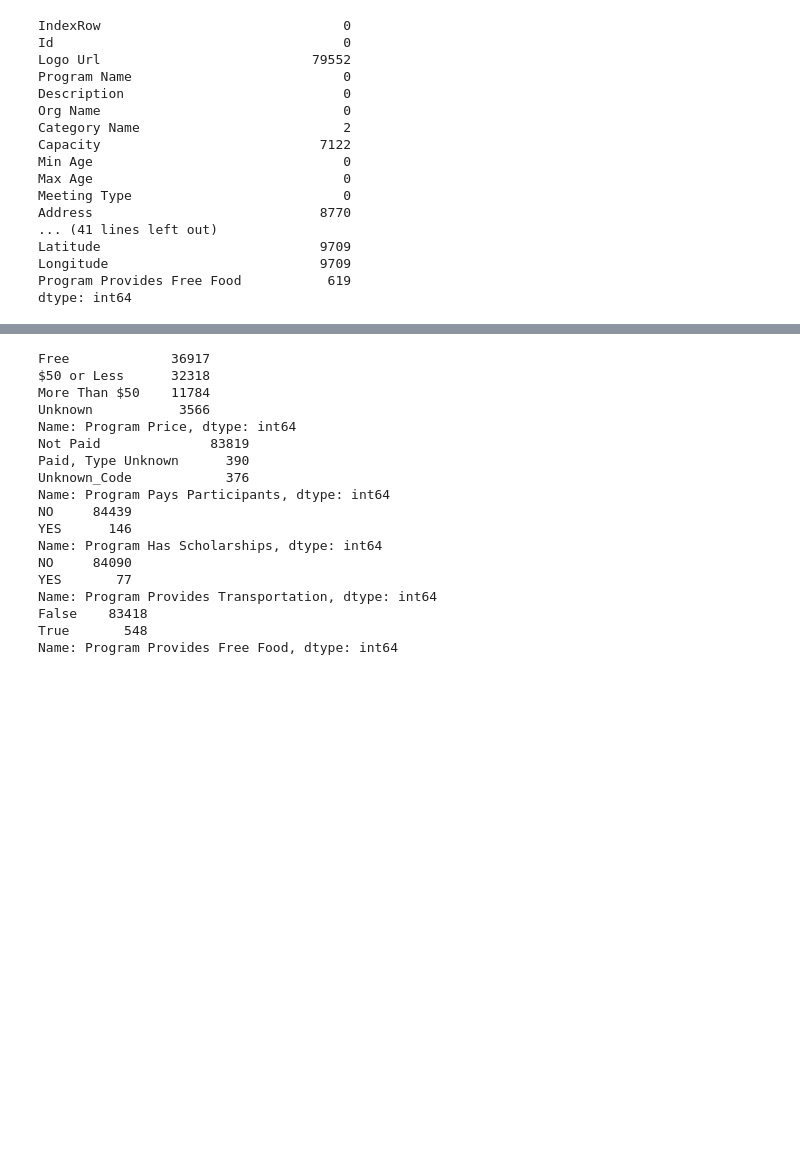
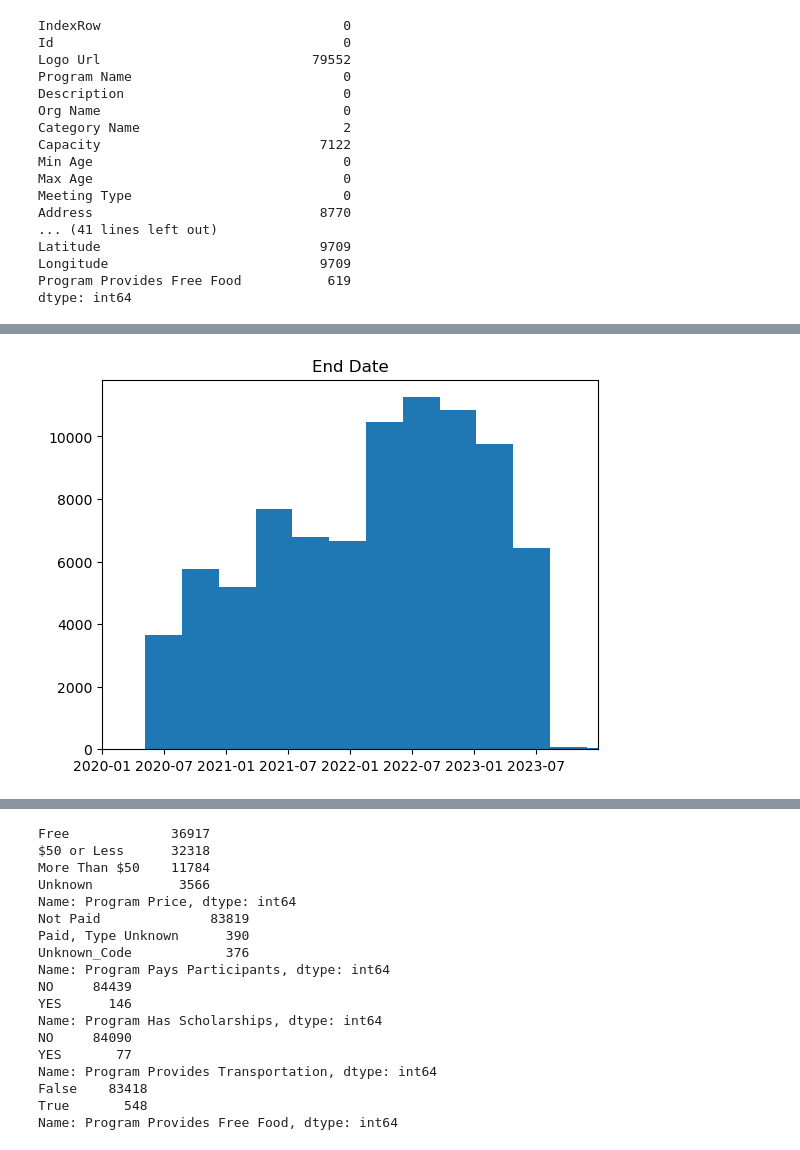
Before and after one commit to mholleranm/STAT390, a Jupyter notebook: albert-eda.ipynb, the cells around one changed output, grey strips where cells are left out. Cells and saved outputs as stored; diff of their text form; code cells hidden in the pictures; blank space fills up the shorter version.

```diff
--- a/albert-eda.ipynb
+++ b/albert-eda.ipynb
@@ -107,0 +110,7 @@ Name: Category Name, dtype: int64
+# %%
+plt.hist(mcmf_filtered['End Date'], bins = 100)
+plt.title('End Date')
+plt.xlim([dt.date(2020, 1, 1), dt.date(2023, 12, 31)])
+plt.show()
+# %% [output]
+[figure, added]
```
Also changed, not shown: parts of 19 cells of this notebook, 6 other files.
